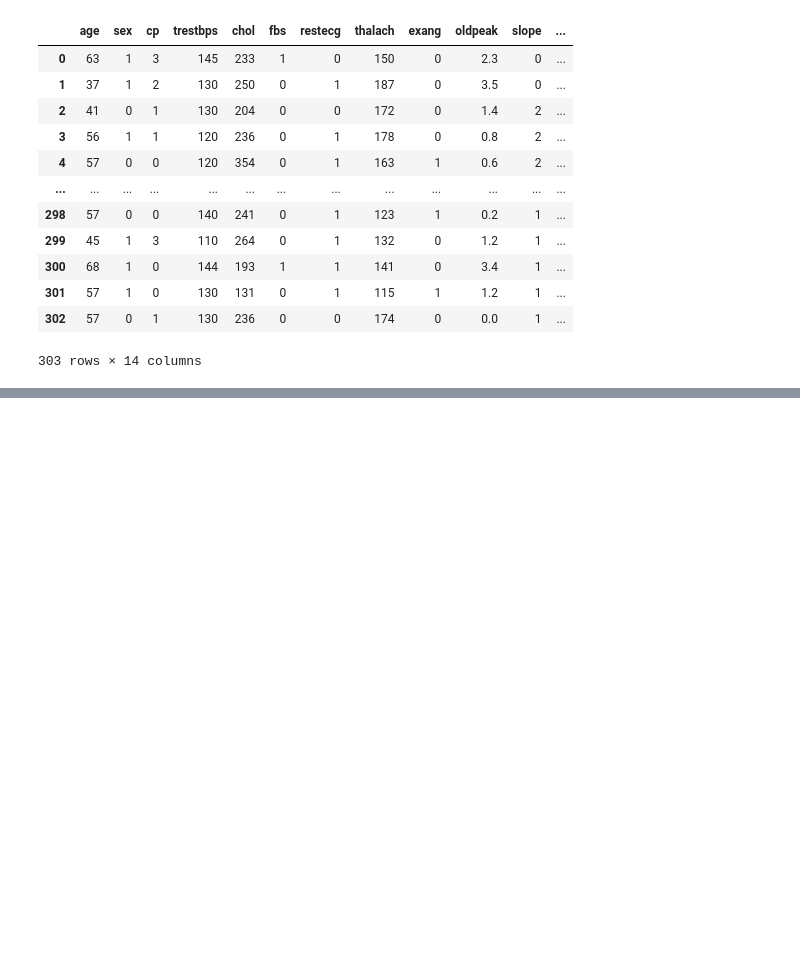
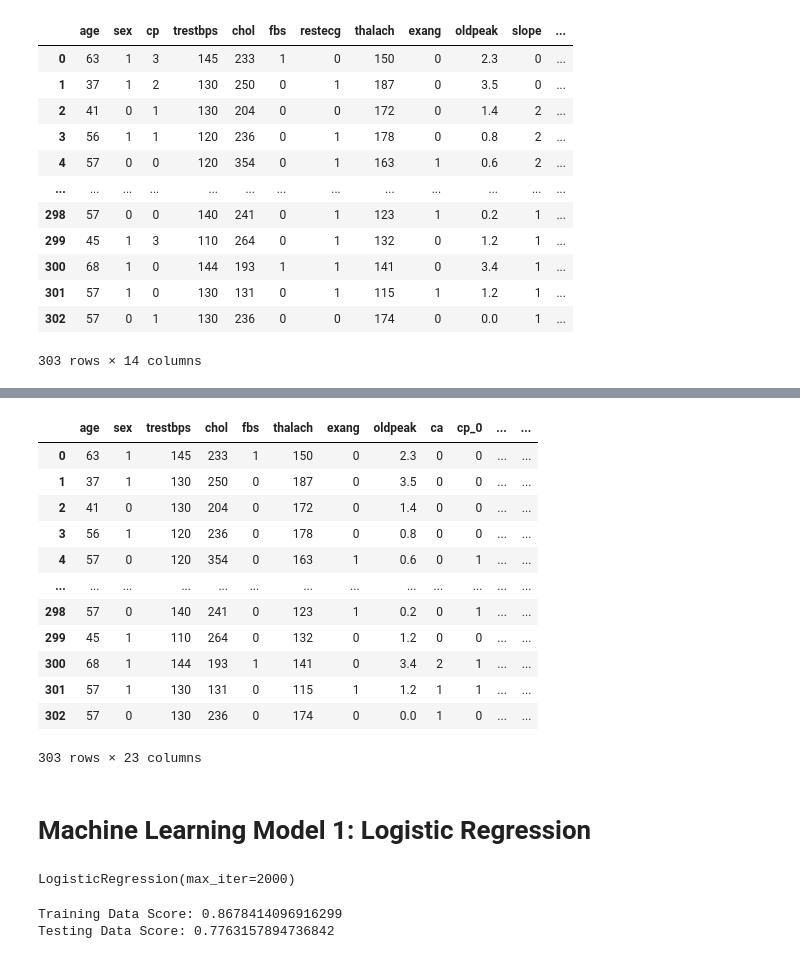
Before and after one commit to MissKateD/project_2, a Jupyter notebook: heart_disease.ipynb, the cells around one changed output, grey strips where cells are left out. Drawn from its saved outputs; the diff is of its cells as text; code cells hidden in the pictures; blank space fills up the shorter version.

```diff
--- a/heart_disease.ipynb
+++ b/heart_disease.ipynb
@@ -42,0 +118,43 @@ classifier = LogisticRegression(solver='lbfgs', random_state=1)
+# %%
+# One-Hot Encode the X data so that the Category data is split into non-continous data
+X_Encoded = pd.get_dummies(data=x, columns=['cp', 'restecg', 'slope', 'thal'])
+X_Encoded
+# %% [output]
+|  | age | sex | trestbps | chol | fbs | thalach | exang | oldpeak | ca | cp_0 | ... | ... |
+| 0 | 63 | 1 | 145 | 233 | 1 | 150 | 0 | 2.3 | 0 | 0 | ... | ... |
+| 1 | 37 | 1 | 130 | 250 | 0 | 187 | 0 | 3.5 | 0 | 0 | ... | ... |
+| 2 | 41 | 0 | 130 | 204 | 0 | 172 | 0 | 1.4 | 0 | 0 | ... | ... |
+| 3 | 56 | 1 | 120 | 236 | 0 | 178 | 0 | 0.8 | 0 | 0 | ... | ... |
+| 4 | 57 | 0 | 120 | 354 | 0 | 163 | 1 | 0.6 | 0 | 1 | ... | ... |
+| ... | ... | ... | ... | ... | ... | ... | ... | ... | ... | ... | ... | ... |
+| 298 | 57 | 0 | 140 | 241 | 0 | 123 | 1 | 0.2 | 0 | 1 | ... | ... |
+| 299 | 45 | 1 | 110 | 264 | 0 | 132 | 0 | 1.2 | 0 | 0 | ... | ... |
+| 300 | 68 | 1 | 144 | 193 | 1 | 141 | 0 | 3.4 | 2 | 1 | ... | ... |
+| 301 | 57 | 1 | 130 | 131 | 0 | 115 | 1 | 1.2 | 1 | 1 | ... | ... |
+| 302 | 57 | 0 | 130 | 236 | 0 | 174 | 0 | 0.0 | 1 | 0 | ... | ... |
+303 rows × 23 columns
+# %% [markdown]
+# Machine Learning Model 1: Logistic Regression
+# %%
+# Separate the Train and Test data
+X_train, X_test, y_train, y_test = train_test_split(X_Encoded, y, random_state=1)
+
+# Create Scaler for data standardization
+scaler = StandardScaler().fit(X_train)
+
+# Normalization of the Train and Test Data
+x_train_scaled = scaler.transform(X_train)
+x_test_scaled =  scaler.transform(X_test)
+
+# Create Classifier for Logistic Regression Model
+LR_classifier = LogisticRegression(solver='lbfgs', max_iter=2000)
+LR_classifier.fit(X_train, y_train)
+# %% [output]
+LogisticRegression(max_iter=2000)
+# %%
+# Score the model
+print(f"Training Data Score: {LR_classifier.score(X_train, y_train)}")
+print(f"Testing Data Score: {LR_classifier.score(X_test, y_test)}")
+# %% [output]
+Training Data Score: 0.8678414096916299
+Testing Data Score: 0.7763157894736842
```
Also changed, not shown: parts of 10 cells of this notebook, 1 other file.
